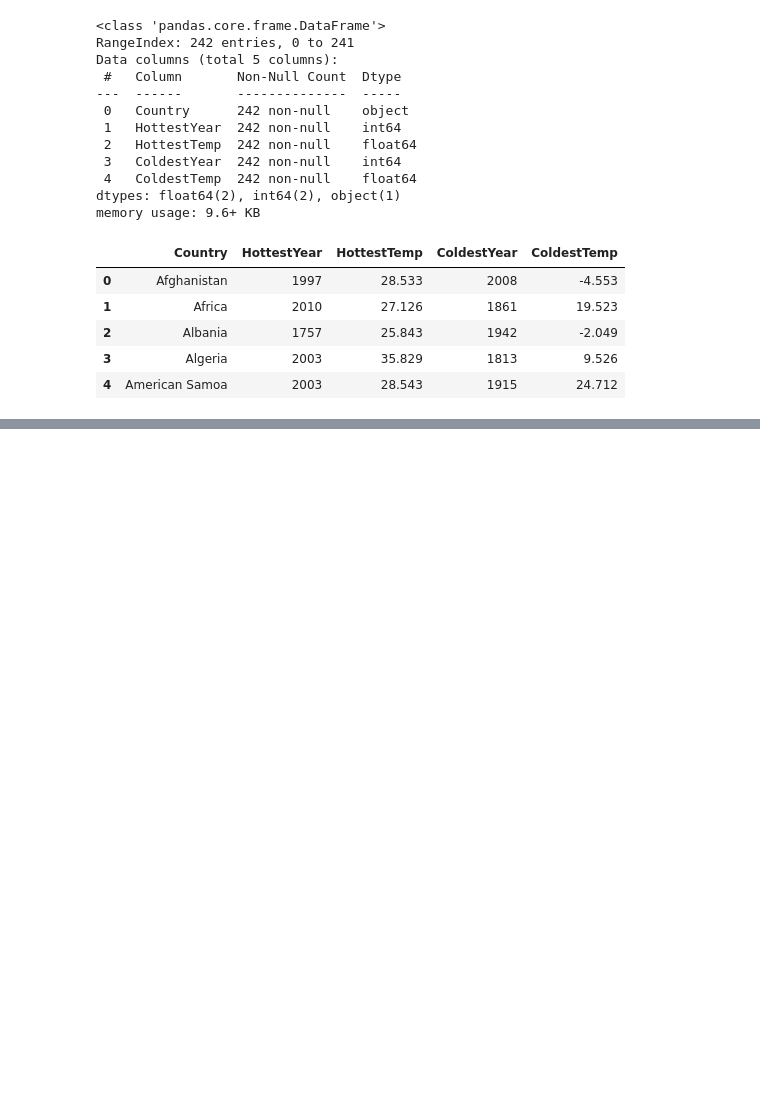
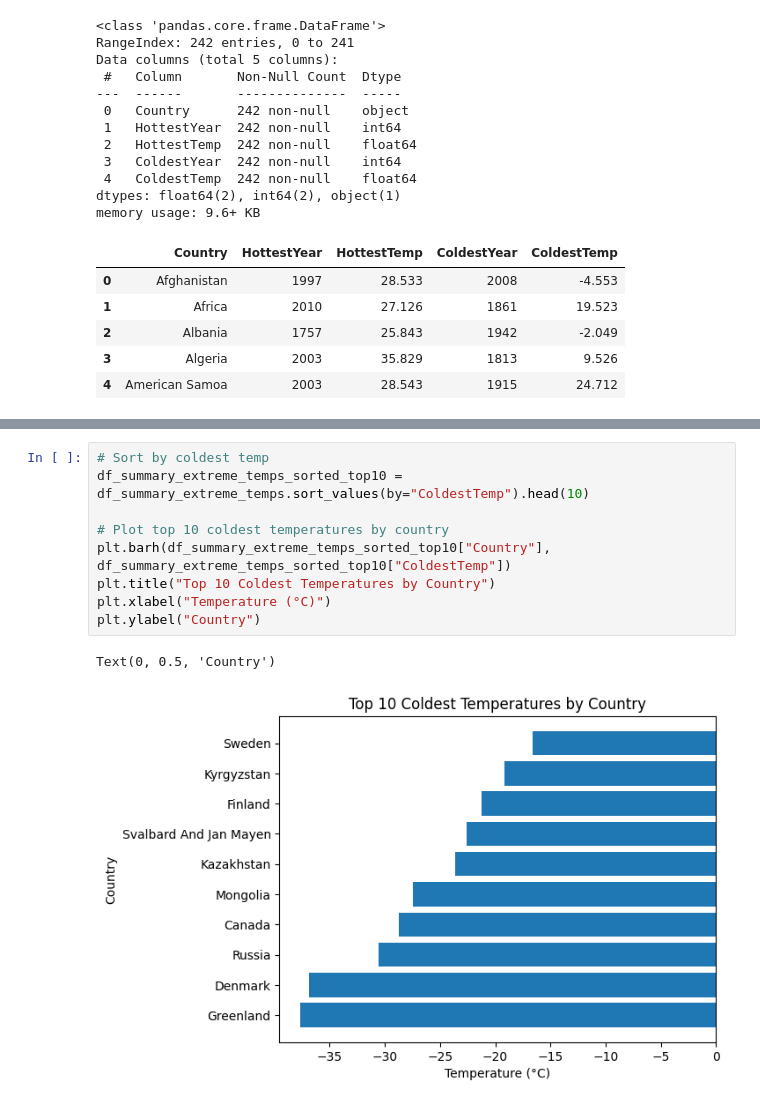
Before and after one commit to AbiPatti/GlobalTemperatureAnalysis, a Jupyter notebook: notebooks/02_visualization.ipynb, the cells around one changed output, grey strips where cells are left out. Drawn from its saved outputs; the diff is of its cells as text; blank space fills up the shorter version.

```diff
--- a/notebooks/02_visualization.ipynb
+++ b/notebooks/02_visualization.ipynb
@@ -33,0 +46,12 @@ memory usage: 9.6+ KB
+# %%
+# Sort by coldest temp
+df_summary_extreme_temps_sorted_top10 = df_summary_extreme_temps.sort_values(by="ColdestTemp").head(10)
+
+# Plot top 10 coldest temperatures by country
+plt.barh(df_summary_extreme_temps_sorted_top10["Country"], df_summary_extreme_temps_sorted_top10["ColdestTemp"])
+plt.title("Top 10 Coldest Temperatures by Country")
+plt.xlabel("Temperature (°C)")
+plt.ylabel("Country")
+# %% [output]
+Text(0, 0.5, 'Country')
+[figure, added]
```
Also changed, not shown: parts of 1 cell of this notebook.
